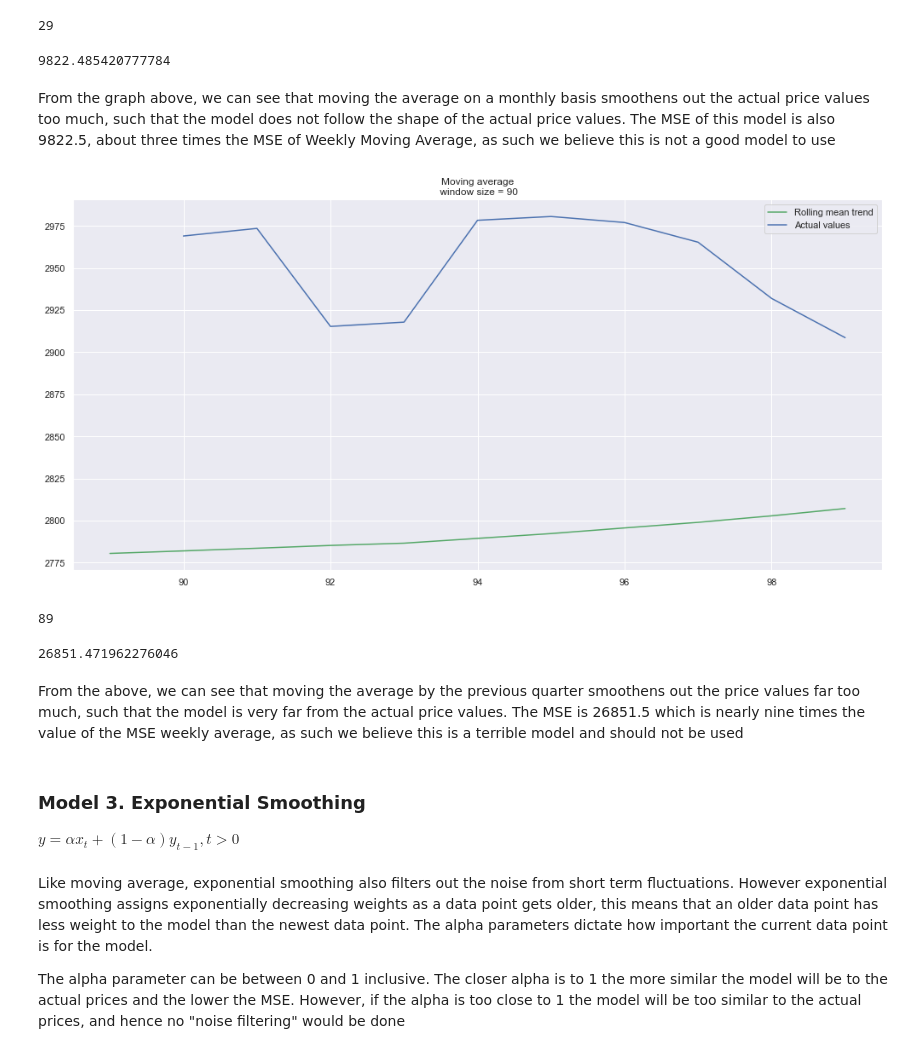
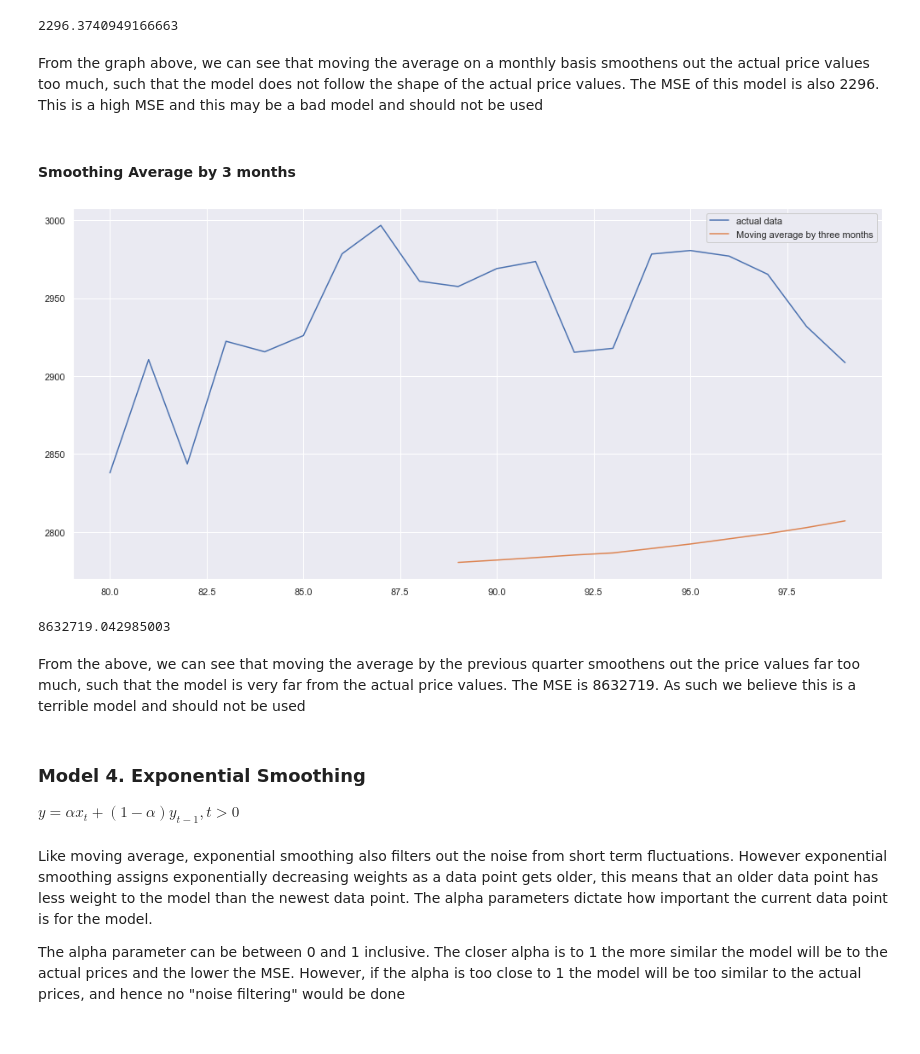
Before and after one commit to Hither1/sc5010, a Jupyter notebook: Model345.ipynb, the cells around one changed output. Cells and saved outputs as stored; diff of their text form; code cells hidden in the pictures.

```diff
--- a/Model345.ipynb
+++ b/Model345.ipynb
@@ -7,5 +7,5 @@ import matplotlib.pyplot as plt # we only need pyplot
 sb.set() # set the default Seaborn style for graphics
 from sklearn.metrics import mean_squared_error
 # %%
-GOOGL = pd.read_csv('data/GOOGL.csv')
+GOOGL = pd.read_csv('GOOGL.csv')
 # %% [markdown]
@@ -51,0 +24,9 @@ GOOGL['4. close'].rolling(window=5).mean().isnull().sum()
+# %%
+GOOGL['MA'] = GOOGL.iloc[:,1].rolling(window=5).mean()
+
+plt.figure(figsize=[17,8])
+plt.grid(True)
+plt.plot(GOOGL['4. close'][-20:],label='actual data')
+plt.plot(GOOGL['MA'][-20:],label='Weekly Moving Average')
+
+plt.legend(framealpha=1, frameon=True);
@@ -60,4 +45,10 @@ Moving average smooths out price trends by filtering out "noise" from random sho
 # %%
-#Smooth by the previous month (30 days)
-plot_moving_average(GOOGL['4. close'], 30)
+GOOGL['MA'] = GOOGL.iloc[:,1].rolling(window=30).mean()
+
+plt.figure(figsize=[17,8])
+plt.grid(True)
+plt.plot(GOOGL['4. close'][-20:],label='actual data')
+plt.plot(GOOGL['MA'][-20:],label='Monthly Moving average')
+
+plt.legend(framealpha=1, frameon=True);
 # %% [output]
@@ -65,33 +56,33 @@ plot_moving_average(GOOGL['4. close'], 30)
-# %%
-GOOGL['4. close'].rolling(window=30).mean().isnull().sum()
-# %% [output]
-29
 # %%
 mean_squared_error(
-    GOOGL['4. close'].rolling(window=30).mean()[-71:],
-    GOOGL['4. close'][-71:])
+    GOOGL['4. close'].rolling(window=30).mean()[-20:],
+    GOOGL['4. close'][-20:])
 # %% [output]
-9822.485420777784
+2296.3740949166663
 # %% [markdown]
-From the graph above, we can see that moving the average on a monthly basis smoothens out the actual price values too much, such that the model does not follow the shape of the actual price values. The MSE of this model is also 9822.5, about three times the MSE of Weekly Moving Average, as such we believe this is not a good model to use
+From the graph above, we can see that moving the average on a monthly basis smoothens out the actual price values too much, such that the model does not follow the shape of the actual price values. The MSE of this model is also 2296. This is a high MSE and this may be a bad model and should not be used
+# %% [markdown]
+#### Smoothing Average by 3 months
 # %%
-#Smooth by previous quarter (90 days)
-plot_moving_average(GOOGL['4. close'], 90)
+GOOGL['MA'] = GOOGL.iloc[:,1].rolling(window=90).mean()
+
+plt.figure(figsize=[17,8])
+plt.grid(True)
+plt.plot(GOOGL['4. close'][-20:],label='actual data')
+plt.plot(GOOGL['MA'][-20:],label='Moving average by three months')
+
+plt.legend(framealpha=1, frameon=True);
 # %% [output]
-[figure, old version]
+[figure, new version]
 # %%
-GOOGL['4. close'].rolling(window=90).mean().isnull().sum()
+mean_squared_error(
+    GOOGL['4. close'].rolling(window=90).mean()[-20:].notnull(),
+    GOOGL['4. close'][-20:])
 # %% [output]
-89
+8632719.042985003
-# %%
-mean_squared_error(
-    GOOGL['4. close'].rolling(window=90).mean()[-11:],
-    GOOGL['4. close'][-11:])
-# %% [output]
-26851.471962276046
 # %% [markdown]
-From the above, we can see that moving the average by the previous quarter smoothens out the price values far too much, such that the model is very far from the actual price values. The MSE is 26851.5 which is nearly nine times the value of the MSE weekly average, as such we believe this is a terrible model and should not be used
+From the above, we can see that moving the average by the previous quarter smoothens out the price values far too much, such that the model is very far from the actual price values. The MSE is 8632719. As such we believe this is a terrible model and should not be used
 # %% [markdown]
-### Model 3. Exponential Smoothing
+### Model 4. Exponential Smoothing
 
 $y = \alpha x_t + (1 - \alpha)y_{t-1}, t > 0$
```
Also changed, not shown: parts of 31 cells of this notebook.
